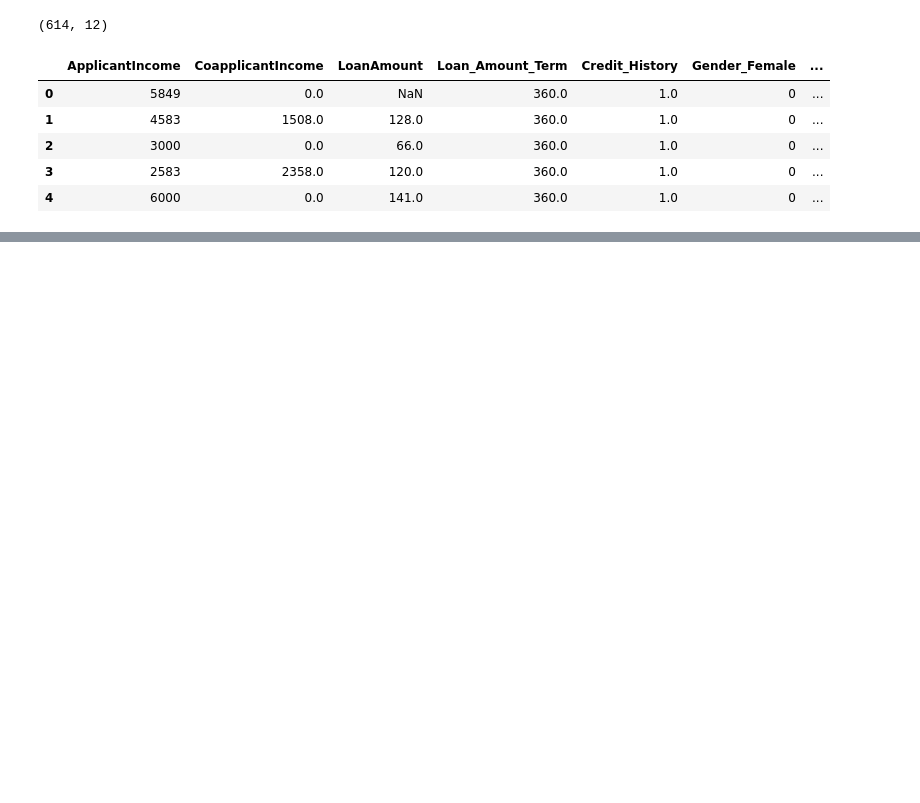
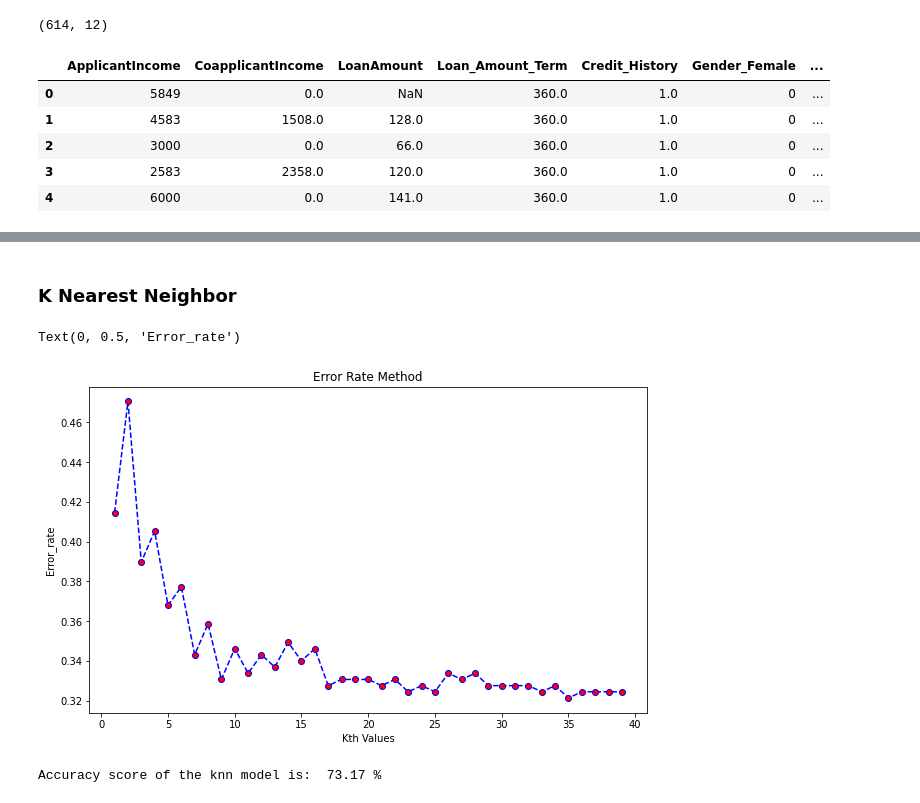
Before and after one commit to amrita-sarkar1/Loan-Approval-Prediction, a Jupyter notebook: Loan_Approval_Prediction.ipynb, the cells around one changed output, grey strips where cells are left out. Drawn from its saved outputs; the diff is of its cells as text; code cells hidden in the pictures; blank space fills up the shorter version.

```diff
--- a/Loan_Approval_Prediction.ipynb
+++ b/Loan_Approval_Prediction.ipynb
@@ -196,0 +296,8 @@ x_train, x_test, y_train, y_test = train_test_split(X, Y, test_size = 0.2, rando
+# %%
+kernel = ['linear', 'rbf', 'poly', 'sigmoid']
+# %%
+for i in kernel:
+  model = svm.SVC(kernel = i)
+  model = model.fit(x_train_norm, y_train)
+  print('Kernel : ', i)
+  print('Acc Score: ', accuracy_score(y_test, model.predict(x_test_norm)))
@@ -196,0 +313,2 @@ x_train, x_test, y_train, y_test = train_test_split(X, Y, test_size = 0.2, rando
+# %% [markdown]
+### K Nearest Neighbor
@@ -196,0 +318,16 @@ x_train, x_test, y_train, y_test = train_test_split(X, Y, test_size = 0.2, rando
+# %%
+error_rate = []
+for i in range(1,40):
+  knn = KNeighborsClassifier(n_neighbors=i)
+  knn.fit(x_train_norm, y_train)
+  y_pred_er = knn.predict(x_test_norm)
+  error_rate.append(np.mean(y_pred_er != y_test))
+# %%
+plt.figure(figsize = (10,6))
+plt.plot(range(1,40), error_rate, color = 'blue', linestyle = 'dashed', marker = 'o', markerfacecolor = 'red')
+plt.title('Error Rate Method')
+plt.xlabel('Kth Values')
+plt.ylabel('Error_rate')
+# %% [output]
+Text(0, 0.5, 'Error_rate')
+[figure, added]
@@ -196,0 +339,4 @@ x_train, x_test, y_train, y_test = train_test_split(X, Y, test_size = 0.2, rando
+# %%
+print('Accuracy score of the knn model is: ',round((accuracy_score(y_test, y_pred_KNN) * 100), 2), '%')
+# %% [output]
+Accuracy score of the knn model is:  73.17 %
```
Also changed, not shown: parts of 31 cells of this notebook.
